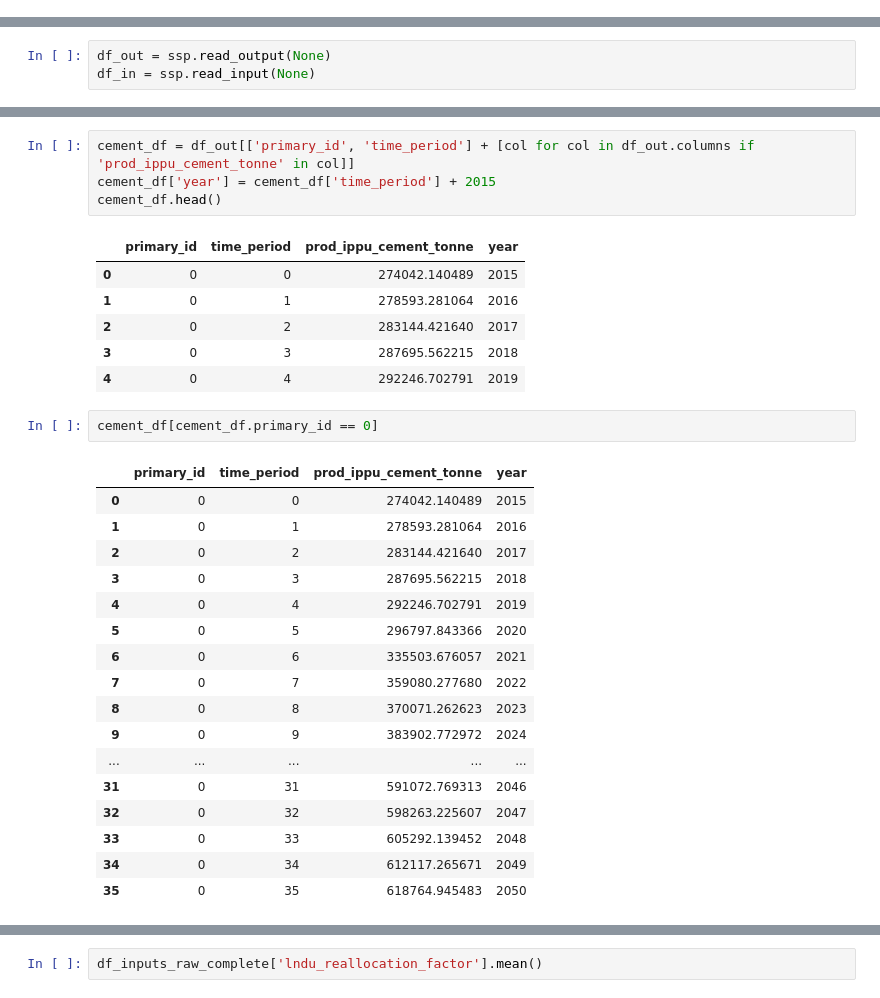
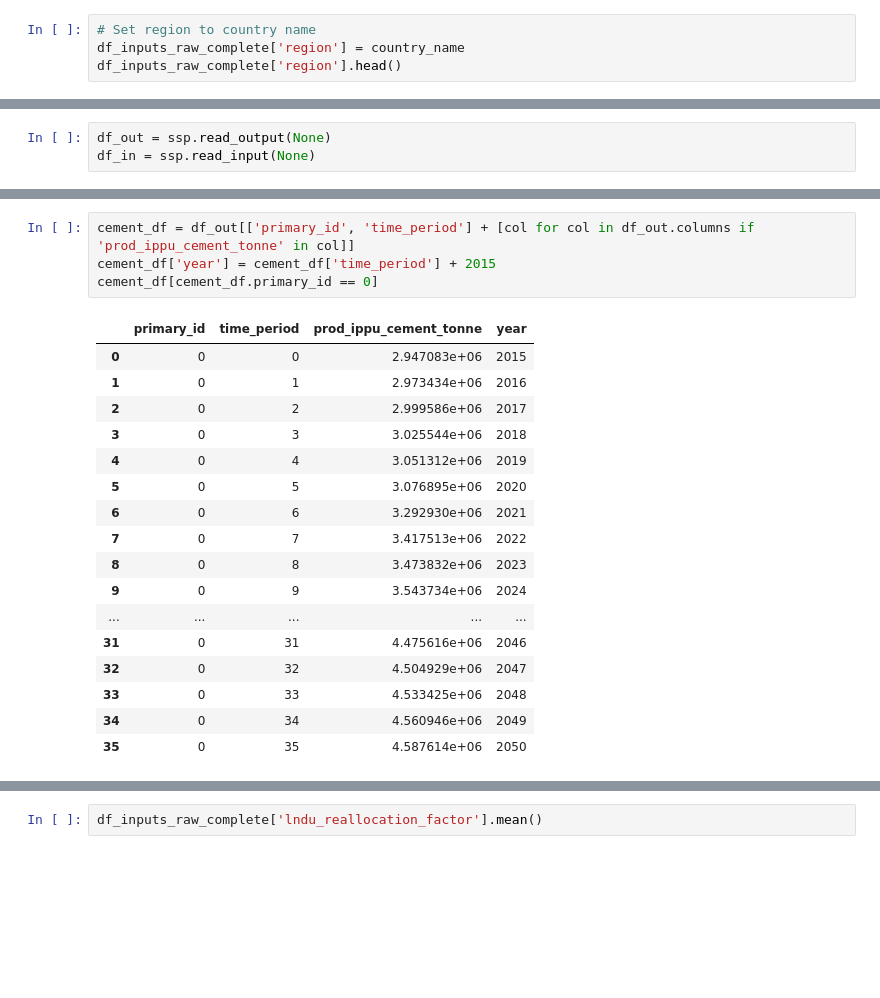
Before and after one commit to JuanRobledo12/sisepuede_region_nbs_tony_ver, a Jupyter notebook: croatia/croatia_manager_wb.ipynb, the cells around one changed output, grey strips where cells are left out. Saved outputs shown, nothing was run; the diff lists cells and outputs as text; blank space fills up the shorter version.

```diff
--- a/croatia/croatia_manager_wb.ipynb
+++ b/croatia/croatia_manager_wb.ipynb
@@ -150,0 +158,4 @@ Name: elasticity_ippu_cement_production_to_gdp, dtype: float64
+# %%
+# Set region to country name
+df_inputs_raw_complete['region'] = country_name
+df_inputs_raw_complete['region'].head()
@@ -395,31 +494,22 @@ df_out[[col for col in df_out.columns if 'subsector' in col]].tail()
 # %%
 cement_df = df_out[['primary_id', 'time_period'] + [col for col in df_out.columns if 'prod_ippu_cement_tonne' in col]]
 cement_df['year'] = cement_df['time_period'] + 2015
-cement_df.head()
+cement_df[cement_df.primary_id == 0]
 # %% [output]
 |  | primary_id | time_period | prod_ippu_cement_tonne | year |
-| 0 | 0 | 0 | 274042.140489 | 2015 |
-| 1 | 0 | 1 | 278593.281064 | 2016 |
-| 2 | 0 | 2 | 283144.421640 | 2017 |
-| 3 | 0 | 3 | 287695.562215 | 2018 |
-| 4 | 0 | 4 | 292246.702791 | 2019 |
+| 0 | 0 | 0 | 2.947083e+06 | 2015 |
+| 1 | 0 | 1 | 2.973434e+06 | 2016 |
+| 2 | 0 | 2 | 2.999586e+06 | 2017 |
+| 3 | 0 | 3 | 3.025544e+06 | 2018 |
+| 4 | 0 | 4 | 3.051312e+06 | 2019 |
+| 5 | 0 | 5 | 3.076895e+06 | 2020 |
+| 6 | 0 | 6 | 3.292930e+06 | 2021 |
+| 7 | 0 | 7 | 3.417513e+06 | 2022 |
+| 8 | 0 | 8 | 3.473832e+06 | 2023 |
+| 9 | 0 | 9 | 3.543734e+06 | 2024 |
+| ... | ... | ... | ... | ... |
+| 31 | 0 | 31 | 4.475616e+06 | 2046 |
+| 32 | 0 | 32 | 4.504929e+06 | 2047 |
+| 33 | 0 | 33 | 4.533425e+06 | 2048 |
+| 34 | 0 | 34 | 4.560946e+06 | 2049 |
+| 35 | 0 | 35 | 4.587614e+06 | 2050 |
-# %%
-cement_df[cement_df.primary_id == 0]
-# %% [output]
-|  | primary_id | time_period | prod_ippu_cement_tonne | year |
-| 0 | 0 | 0 | 274042.140489 | 2015 |
-| 1 | 0 | 1 | 278593.281064 | 2016 |
-| 2 | 0 | 2 | 283144.421640 | 2017 |
-| 3 | 0 | 3 | 287695.562215 | 2018 |
-| 4 | 0 | 4 | 292246.702791 | 2019 |
-| 5 | 0 | 5 | 296797.843366 | 2020 |
-| 6 | 0 | 6 | 335503.676057 | 2021 |
-| 7 | 0 | 7 | 359080.277680 | 2022 |
-| 8 | 0 | 8 | 370071.262623 | 2023 |
-| 9 | 0 | 9 | 383902.772972 | 2024 |
-| ... | ... | ... | ... | ... |
-| 31 | 0 | 31 | 591072.769313 | 2046 |
-| 32 | 0 | 32 | 598263.225607 | 2047 |
-| 33 | 0 | 33 | 605292.139452 | 2048 |
-| 34 | 0 | 34 | 612117.265671 | 2049 |
-| 35 | 0 | 35 | 618764.945483 | 2050 |
```
Also changed, not shown: parts of 25 cells of this notebook, 15 other files.
